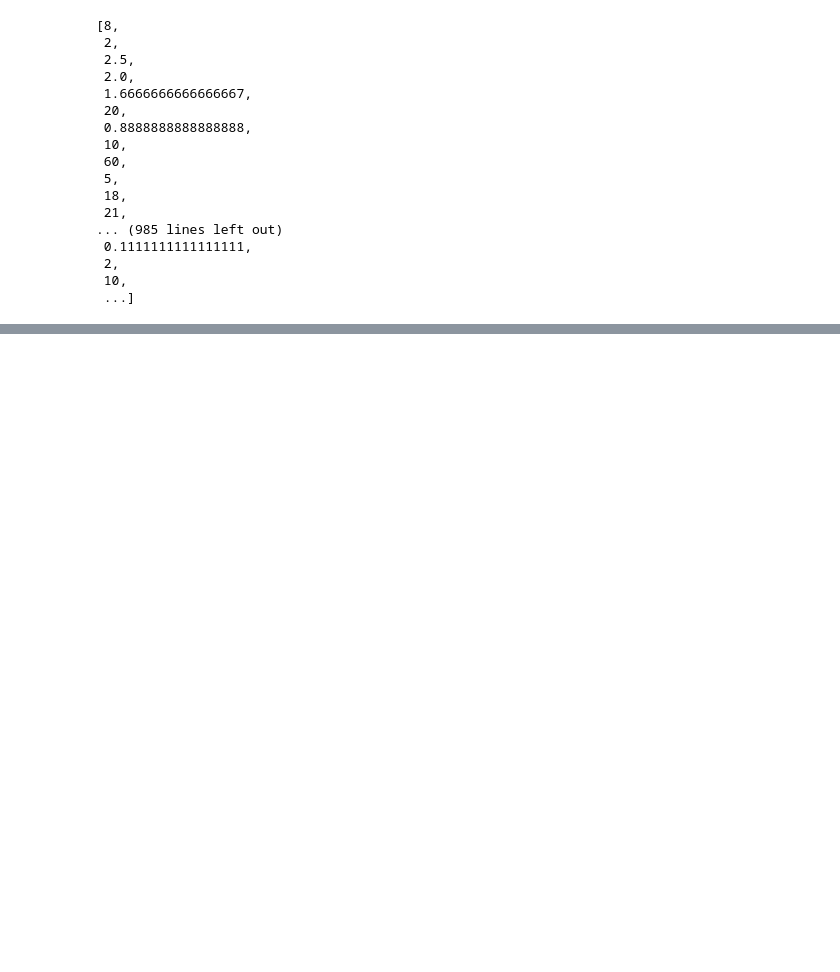
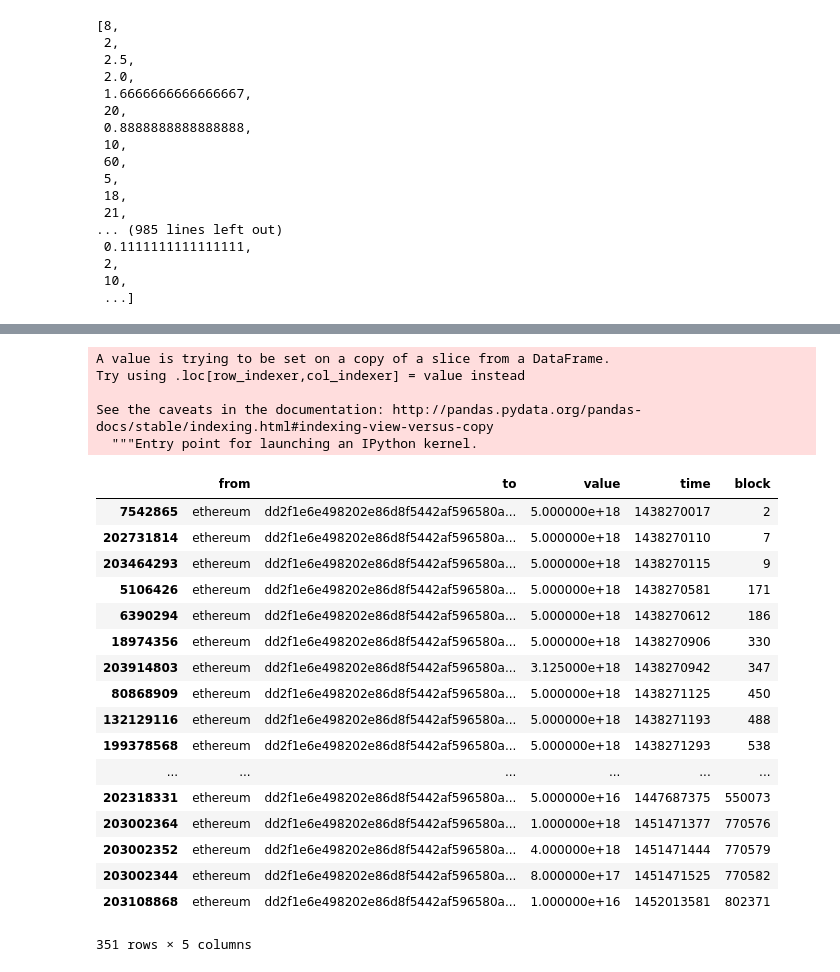
Before and after one commit to Sandipan99/Ethereum, a Jupyter notebook: exploring_ethereum.ipynb, the cells around one changed output, grey strips where cells are left out. Saved outputs shown, nothing was run; the diff lists cells and outputs as text; code cells hidden in the pictures; blank space fills up the shorter version.

```diff
--- a/exploring_ethereum.ipynb
+++ b/exploring_ethereum.ipynb
@@ -203,0 +240,2 @@ evaluate(1,2,'+')
+# %%
+t['value'] = t['value'].astype(float)
@@ -203,0 +277,34 @@ evaluate(1,2,'+')
+# %%
+t_1 = t['to']=='dd2f1e6e498202e86d8f5442af596580a4f03c2c'
+t_2 = t['from']=='ethereum'
+# %%
+t_x = t[t_1&t_2]
+# %%
+t_x['block'] = t_x['block'].astype(int)
+# %% [output]
+A value is trying to be set on a copy of a slice from a DataFrame.
+Try using .loc[row_indexer,col_indexer] = value instead
+
+See the caveats in the documentation: http://pandas.pydata.org/pandas-docs/stable/indexing.html#indexing-view-versus-copy
+  """Entry point for launching an IPython kernel.
+# %%
+t_x.sort_values('block')
+# %% [output]
+|  | from | to | value | time | block |
+| 7542865 | ethereum | dd2f1e6e498202e86d8f5442af596580a... | 5.000000e+18 | 1438270017 | 2 |
+| 202731814 | ethereum | dd2f1e6e498202e86d8f5442af596580a... | 5.000000e+18 | 1438270110 | 7 |
+| 203464293 | ethereum | dd2f1e6e498202e86d8f5442af596580a... | 5.000000e+18 | 1438270115 | 9 |
+| 5106426 | ethereum | dd2f1e6e498202e86d8f5442af596580a... | 5.000000e+18 | 1438270581 | 171 |
+| 6390294 | ethereum | dd2f1e6e498202e86d8f5442af596580a... | 5.000000e+18 | 1438270612 | 186 |
+| 18974356 | ethereum | dd2f1e6e498202e86d8f5442af596580a... | 5.000000e+18 | 1438270906 | 330 |
+| 203914803 | ethereum | dd2f1e6e498202e86d8f5442af596580a... | 3.125000e+18 | 1438270942 | 347 |
+| 80868909 | ethereum | dd2f1e6e498202e86d8f5442af596580a... | 5.000000e+18 | 1438271125 | 450 |
+| 132129116 | ethereum | dd2f1e6e498202e86d8f5442af596580a... | 5.000000e+18 | 1438271193 | 488 |
+| 199378568 | ethereum | dd2f1e6e498202e86d8f5442af596580a... | 5.000000e+18 | 1438271293 | 538 |
+| ... | ... | ... | ... | ... | ... |
+| 202318331 | ethereum | dd2f1e6e498202e86d8f5442af596580a... | 5.000000e+16 | 1447687375 | 550073 |
+| 203002364 | ethereum | dd2f1e6e498202e86d8f5442af596580a... | 1.000000e+18 | 1451471377 | 770576 |
+| 203002352 | ethereum | dd2f1e6e498202e86d8f5442af596580a... | 4.000000e+18 | 1451471444 | 770579 |
+| 203002344 | ethereum | dd2f1e6e498202e86d8f5442af596580a... | 8.000000e+17 | 1451471525 | 770582 |
+| 203108868 | ethereum | dd2f1e6e498202e86d8f5442af596580a... | 1.000000e+16 | 1452013581 | 802371 |
+351 rows × 5 columns
```
Also changed, not shown: parts of 18 cells of this notebook, 2 other files.
